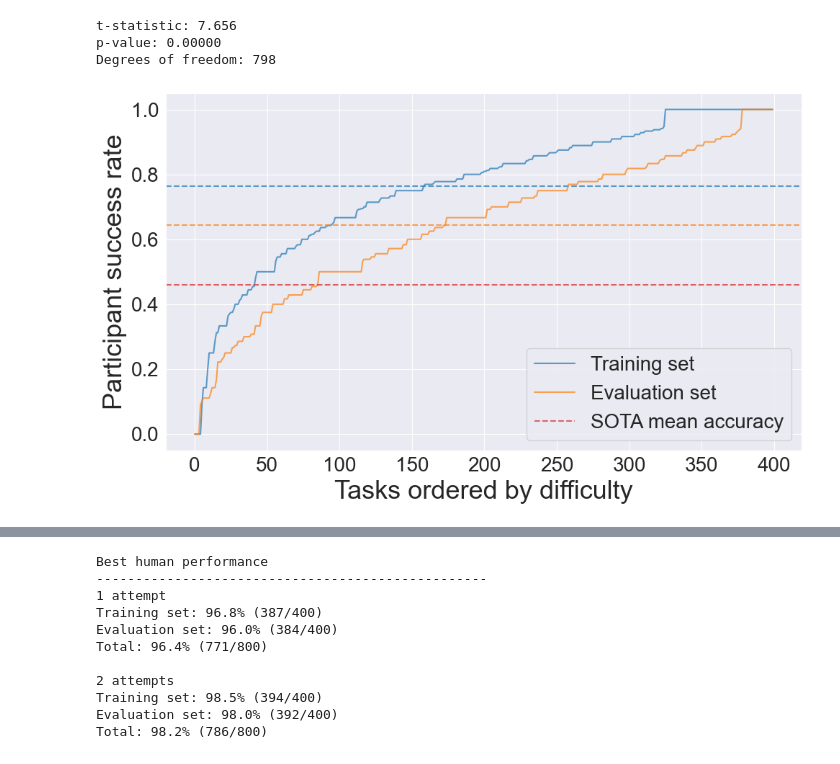
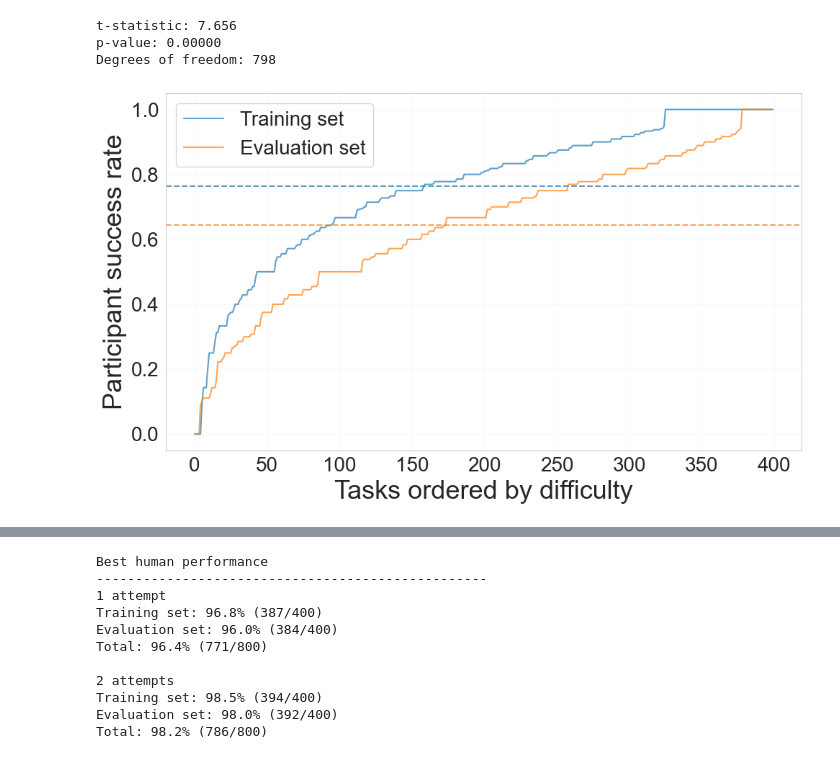
Before and after one commit to Le-Gris/h-arc, a Jupyter notebook: analysis/1-basic-results.ipynb, the cells around one changed output, grey strips where cells are left out. Cells and saved outputs as stored; diff of their text form; code cells hidden in the pictures.

```diff
--- a/analysis/1-basic-results.ipynb
+++ b/analysis/1-basic-results.ipynb
@@ -233,7 +233,7 @@ p-value: 0.00000
 Degrees of freedom: 798
 # %%
 # plot accuracy
-sns.set_style("darkgrid")
+sns.set_style("whitegrid")
 mean_task_acc = pl.read_csv(f"../data/mean_task_acc_three_attempts.csv")
 plt.figure(figsize=(10, 6))
 colors = sns.color_palette("tab10")
@@ -255,39 +255,40 @@ sns.lineplot(
     alpha=0.7,
 )
 plt.axhline(
     y=training_set_acc,
     color=colors[0],
     linestyle="--",
     alpha=0.7,
 )
 sns.lineplot(
     data=mean_task_acc.filter(pl.col("task_type") == "evaluation").with_row_index(),
     x="index",
     y="mean_solved",
     alpha=0.7,
     label="Evaluation set",
 )
 plt.axhline(
     y=evaluation_set_acc,
     color=colors[1],
     linestyle="--",
     alpha=0.7,
 )
-plt.axhline(
-    y=0.46,
-    color=colors[3],
-    linestyle="--",
-    alpha=0.7,
-    label="SOTA mean accuracy",
-)
+# plt.axhline(
+#     y=0.46,
+#     color=colors[3],
+#     linestyle="--",
+#     alpha=0.7,
+#     label="SOTA mean accuracy",
+# )
 plt.xticks(range(0, 450, 50), fontsize=20)
 plt.xlabel("Tasks ordered by difficulty", fontdict={"fontsize": 26})
 plt.yticks(fontsize=20)
 plt.ylabel("Participant success rate", fontdict={"fontsize": 26})
 plt.xlabel("Tasks ordered by difficulty", fontdict={"fontsize": 26})
 plt.legend(fontsize=20)
+plt.grid(True, alpha=0.1)
 plt.tight_layout()
-plt.savefig("../figures/mean_task_acc_alt_machine.png", dpi=300, bbox_inches="tight")
+plt.savefig("../figures/mean_task_acc_alt.png", dpi=300, bbox_inches="tight")
 plt.show()
 # %% [output]
-[figure, old version]
+[figure, new version]
```
Also changed, not shown: parts of 9 cells of this notebook, 7 other files.
